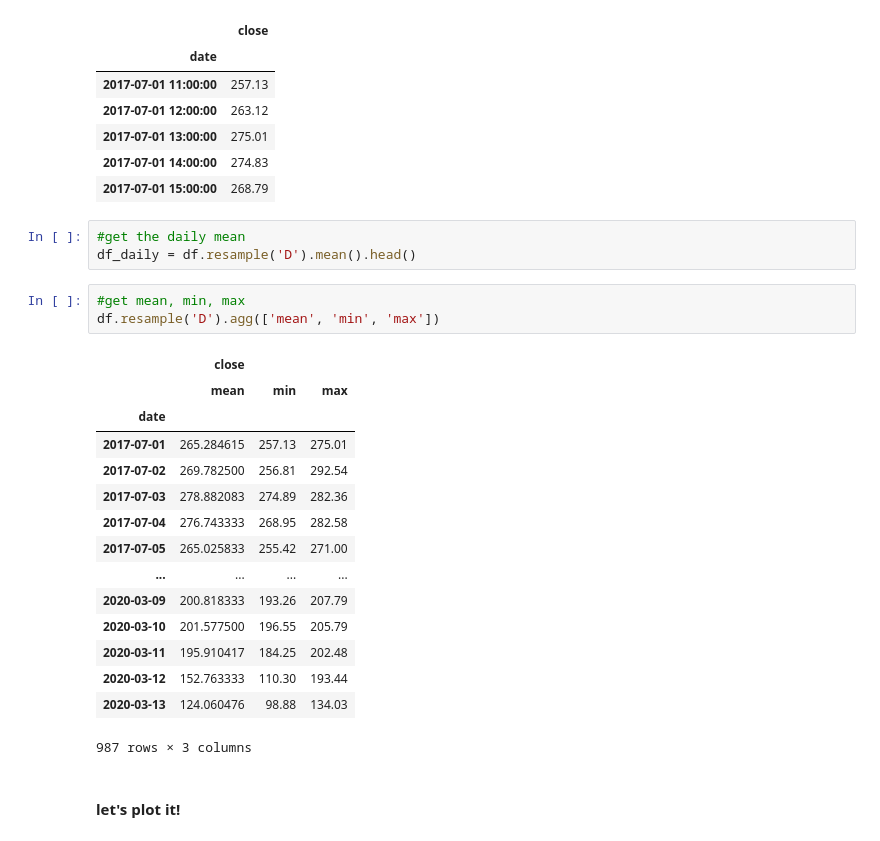
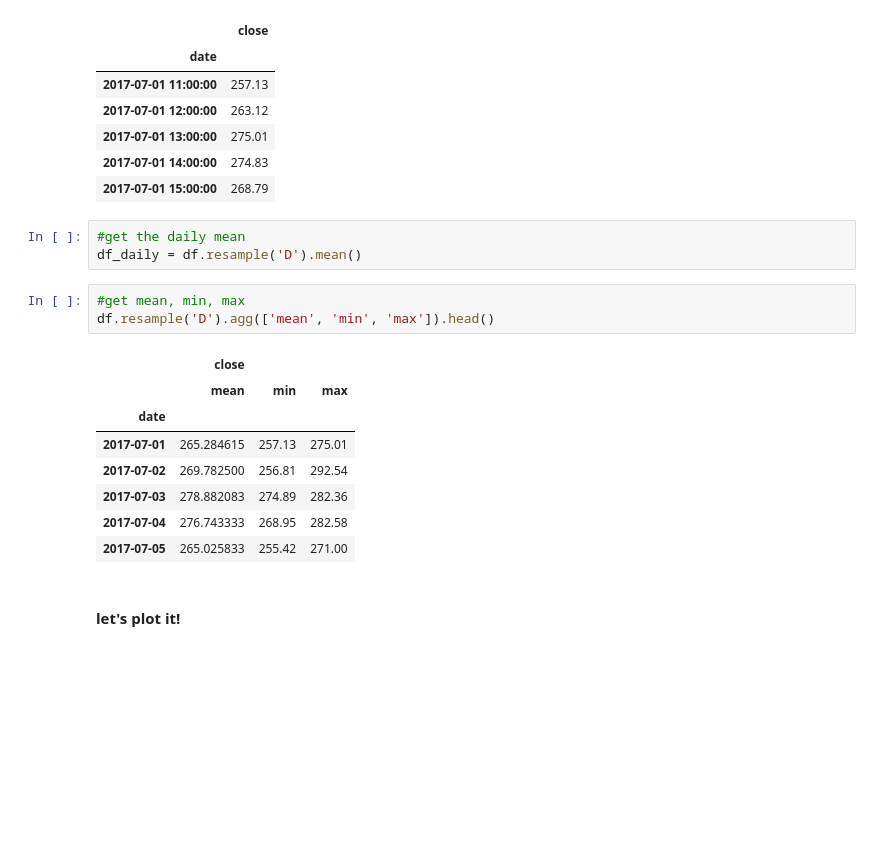
Before and after one commit to Keila-Camarillo/time_series_exercises, a Jupyter notebook: dates_lesson.ipynb, the cells around one changed output. Saved outputs shown, nothing was run; the diff lists cells and outputs as text; blank space fills up the shorter version.

```diff
--- a/dates_lesson.ipynb
+++ b/dates_lesson.ipynb
@@ -716,26 +716,19 @@ df.head()
 | 2017-07-01 15:00:00 | 268.79 |
 # %%
 #get the daily mean
-df_daily = df.resample('D').mean().head()
+df_daily = df.resample('D').mean()
 # %%
 #get mean, min, max
-df.resample('D').agg(['mean', 'min', 'max'])
+df.resample('D').agg(['mean', 'min', 'max']).head()
 # %% [output]
 |  | close |  |  |
 |  | mean | min | max |
 | date |  |  |  |
 | 2017-07-01 | 265.284615 | 257.13 | 275.01 |
 | 2017-07-02 | 269.782500 | 256.81 | 292.54 |
 | 2017-07-03 | 278.882083 | 274.89 | 282.36 |
 | 2017-07-04 | 276.743333 | 268.95 | 282.58 |
 | 2017-07-05 | 265.025833 | 255.42 | 271.00 |
-| ... | ... | ... | ... |
-| 2020-03-09 | 200.818333 | 193.26 | 207.79 |
-| 2020-03-10 | 201.577500 | 196.55 | 205.79 |
-| 2020-03-11 | 195.910417 | 184.25 | 202.48 |
-| 2020-03-12 | 152.763333 | 110.30 | 193.44 |
-| 2020-03-13 | 124.060476 | 98.88 | 134.03 |
-987 rows × 3 columns
 # %% [markdown]
 #### let's plot it!
 # %%
```
Also changed, not shown: parts of 1 cell of this notebook, 1 other file.
